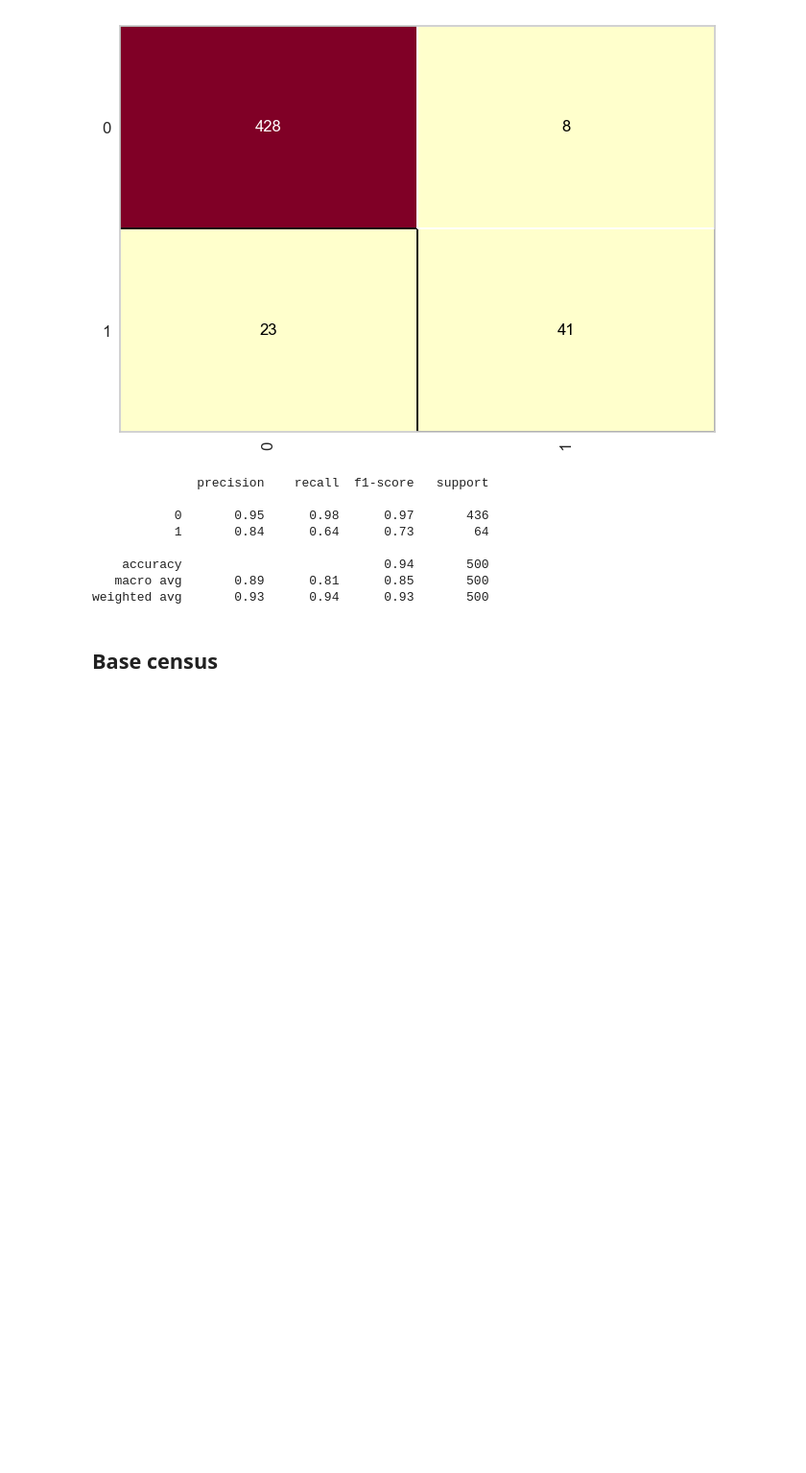
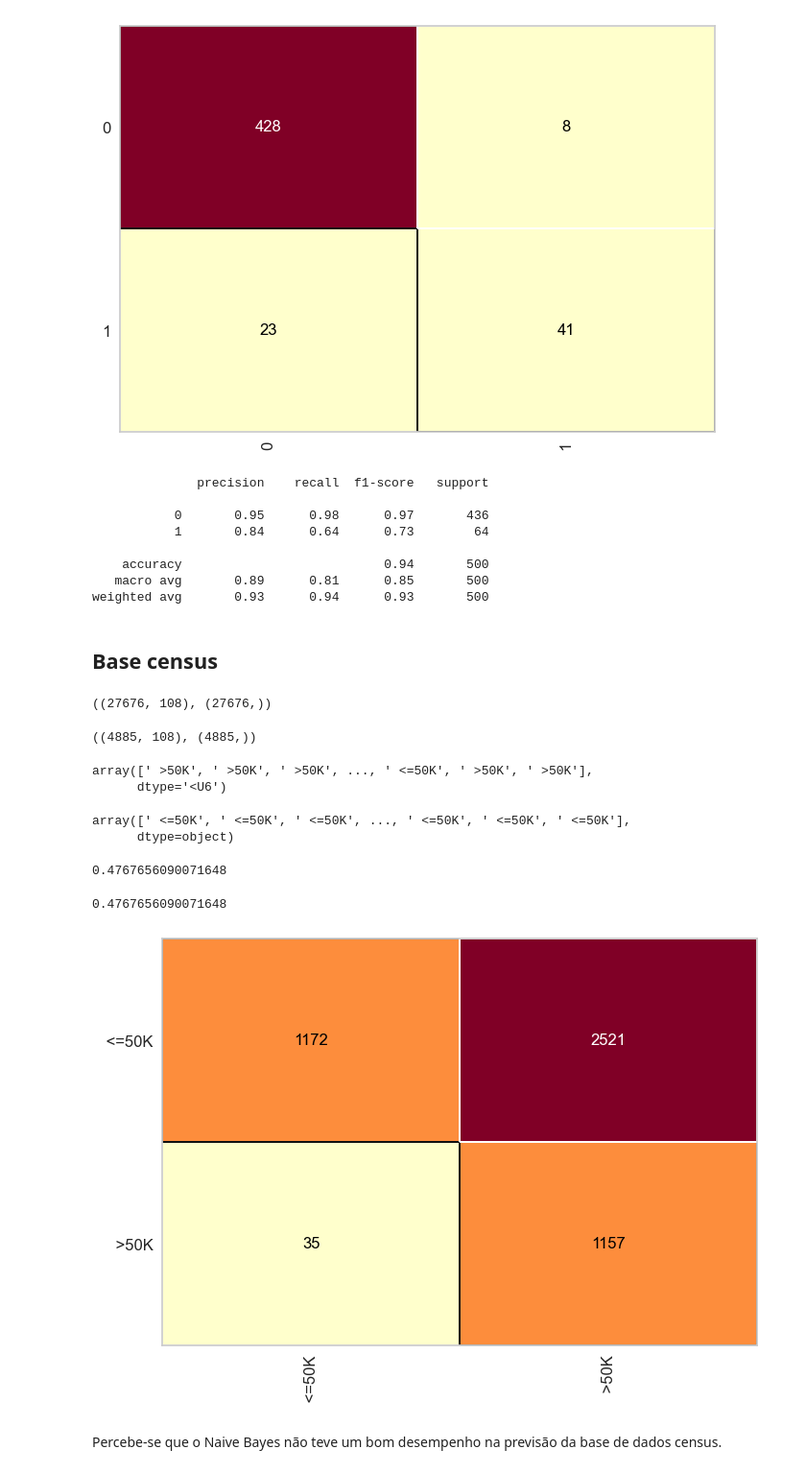
Before and after one commit to andreyadriano/curso-machine-learning, a Jupyter notebook: classificacao/naive_bayes.ipynb, the cells around one changed output. Shown at 96% size. Saved outputs shown, nothing was run; the diff lists cells and outputs as text; code cells hidden in the pictures; blank space fills up the shorter version.

Commit message:
naive bayes: base census

```diff
--- a/classificacao/naive_bayes.ipynb
+++ b/classificacao/naive_bayes.ipynb
@@ -189,3 +189,37 @@ weighted avg       0.93      0.94      0.93       500
 # %%
 with open('data/census.pkl', 'rb') as f:
     X_census_treinamento, y_census_treinamento, X_census_teste, y_census_teste = pickle.load(f)
+# %%
+X_census_treinamento.shape, y_census_treinamento.shape
+# %% [output]
+((27676, 108), (27676,))
+# %%
+X_census_teste.shape, y_census_teste.shape
+# %% [output]
+((4885, 108), (4885,))
+# %%
+naive_census = GaussianNB()
+naive_census.fit(X_census_treinamento, y_census_treinamento)
+previsoes = naive_census.predict(X_census_teste)
+previsoes
+# %% [output]
+array([' >50K', ' >50K', ' >50K', ..., ' <=50K', ' >50K', ' >50K'],
+      dtype='<U6')
+# %%
+y_census_teste
+# %% [output]
+array([' <=50K', ' <=50K', ' <=50K', ..., ' <=50K', ' <=50K', ' <=50K'],
+      dtype=object)
+# %%
+accuracy_score(y_census_teste, previsoes)
+# %% [output]
+0.4767656090071648
+# %%
+cm = ConfusionMatrix(naive_census)
+cm.fit(X_census_treinamento, y_census_treinamento)
+cm.score(X_census_teste, y_census_teste)
+# %% [output]
+0.4767656090071648
+[figure, added]
+# %% [markdown]
+Percebe-se que o Naive Bayes não teve um bom desempenho na previsão da base de dados census.
```
Also changed, not shown: parts of 1 cell of this notebook.
